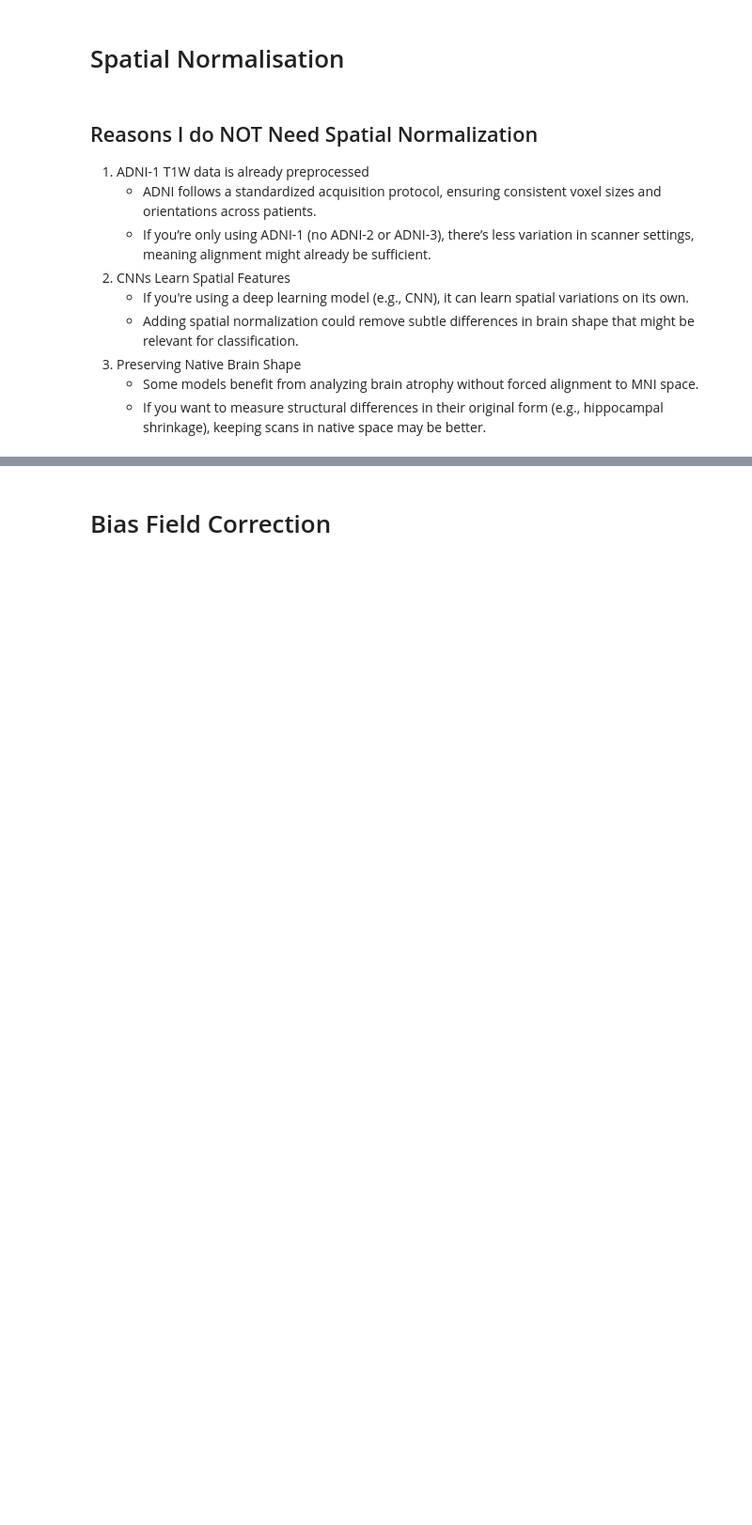
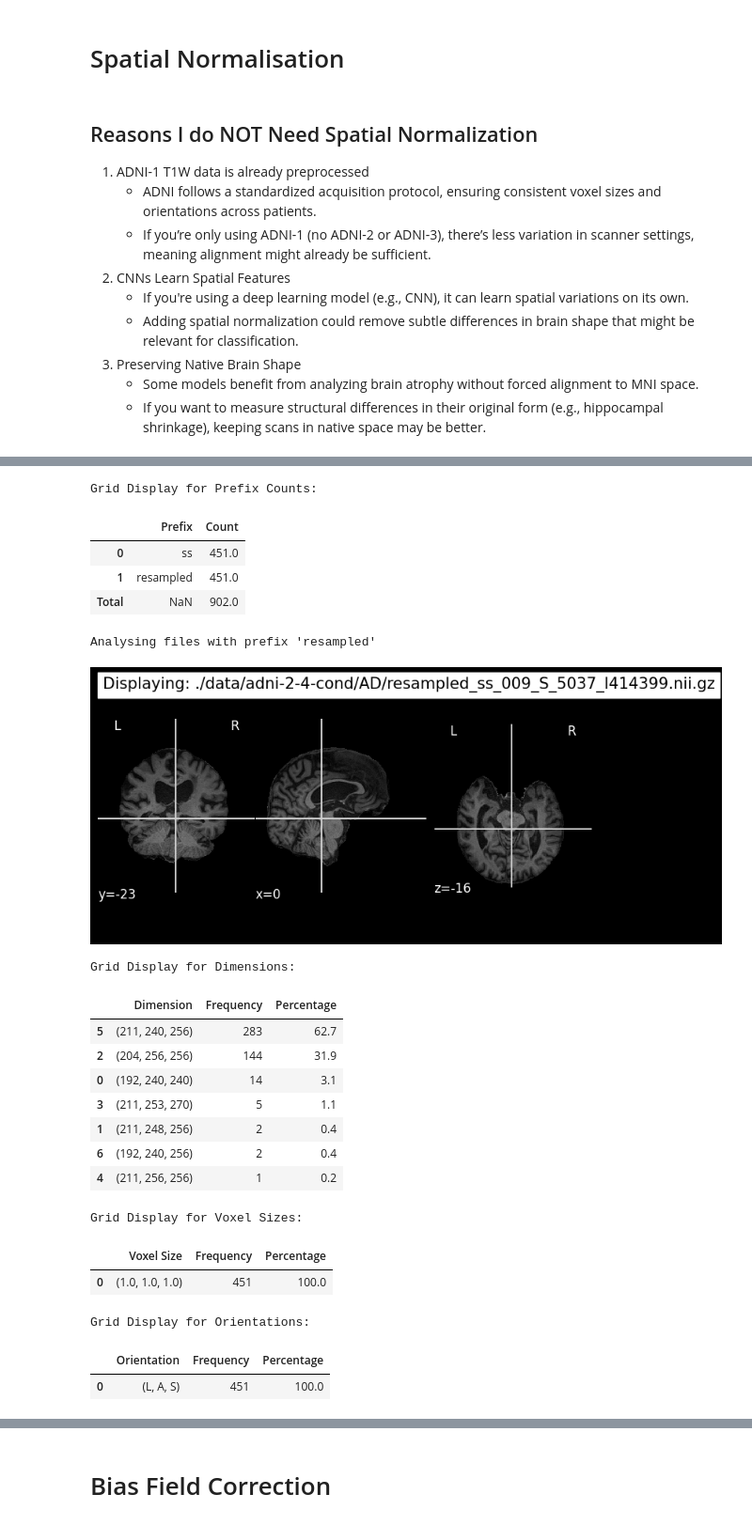
Before and after one commit to Rhys-Alexander/FYP, a Jupyter notebook: code/preprocess.ipynb, the cells around one changed output, grey strips where cells are left out. Shown at 94% size. Saved outputs shown, nothing was run; the diff lists cells and outputs as text; code cells hidden in the pictures; blank space fills up the shorter version.

```diff
--- a/code/preprocess.ipynb
+++ b/code/preprocess.ipynb
@@ -660,0 +629,25 @@ def batch_preprocess_mri_dataset(input_dir, output_dir, target_shape, padding=3)
+# %%
+display_comprehensive_stats("./data/adni-2-4-cond", "resampled")
+# %% [output]
+Grid Display for Prefix Counts:
+|  | Prefix | Count |
+| 0 | ss | 451.0 |
+| 1 | resampled | 451.0 |
+| Total | NaN | 902.0 |
+Analysing files with prefix 'resampled'
+[figure, added]
+Grid Display for Dimensions:
+|  | Dimension | Frequency | Percentage |
+| 5 | (211, 240, 256) | 283 | 62.7 |
+| 2 | (204, 256, 256) | 144 | 31.9 |
+| 0 | (192, 240, 240) | 14 | 3.1 |
+| 3 | (211, 253, 270) | 5 | 1.1 |
+| 1 | (211, 248, 256) | 2 | 0.4 |
+| 6 | (192, 240, 256) | 2 | 0.4 |
+| 4 | (211, 256, 256) | 1 | 0.2 |
+Grid Display for Voxel Sizes:
+|  | Voxel Size | Frequency | Percentage |
+| 0 | (1.0, 1.0, 1.0) | 451 | 100.0 |
+Grid Display for Orientations:
+|  | Orientation | Frequency | Percentage |
+| 0 | (L, A, S) | 451 | 100.0 |
```
Also changed, not shown: parts of 38 cells of this notebook.
